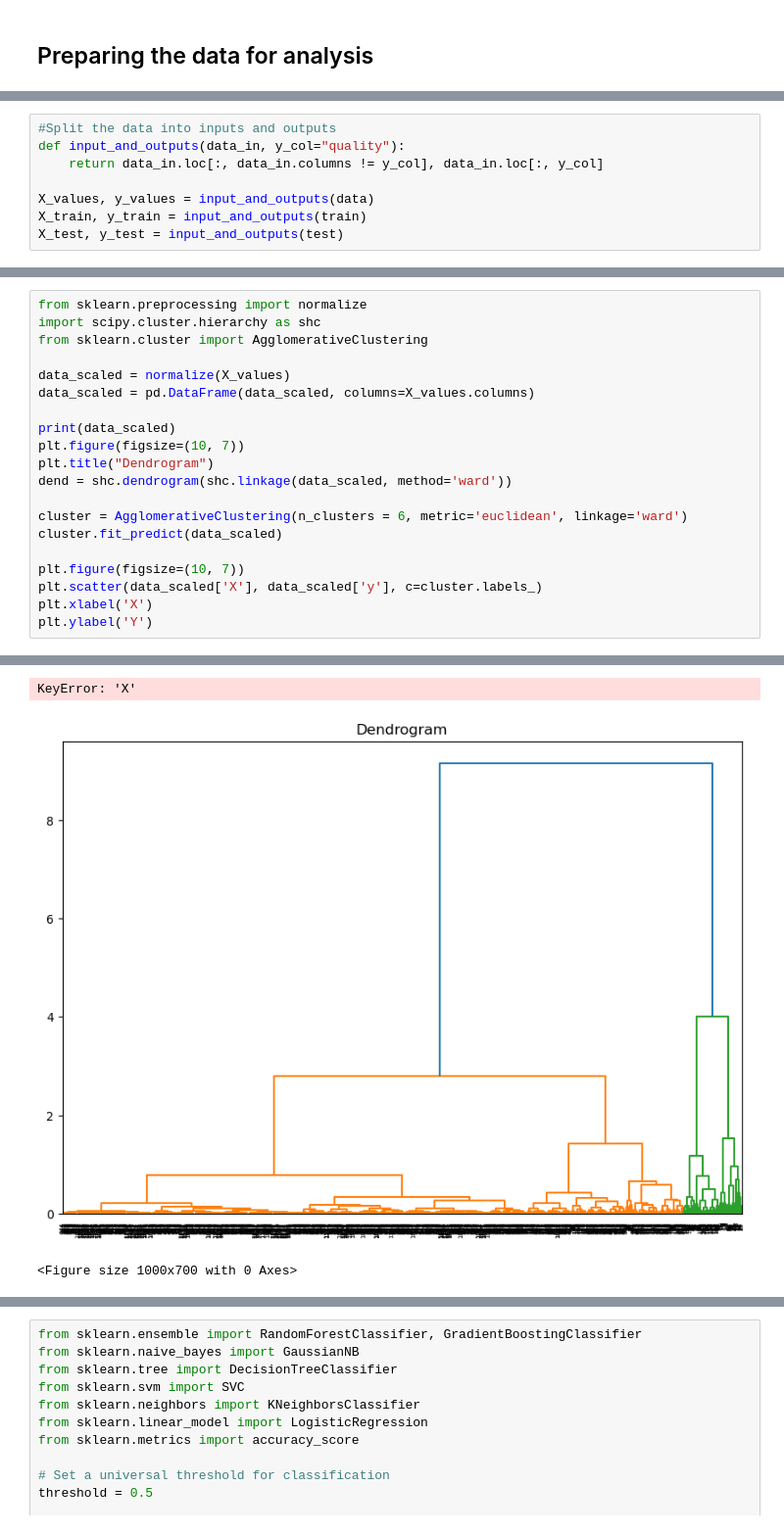
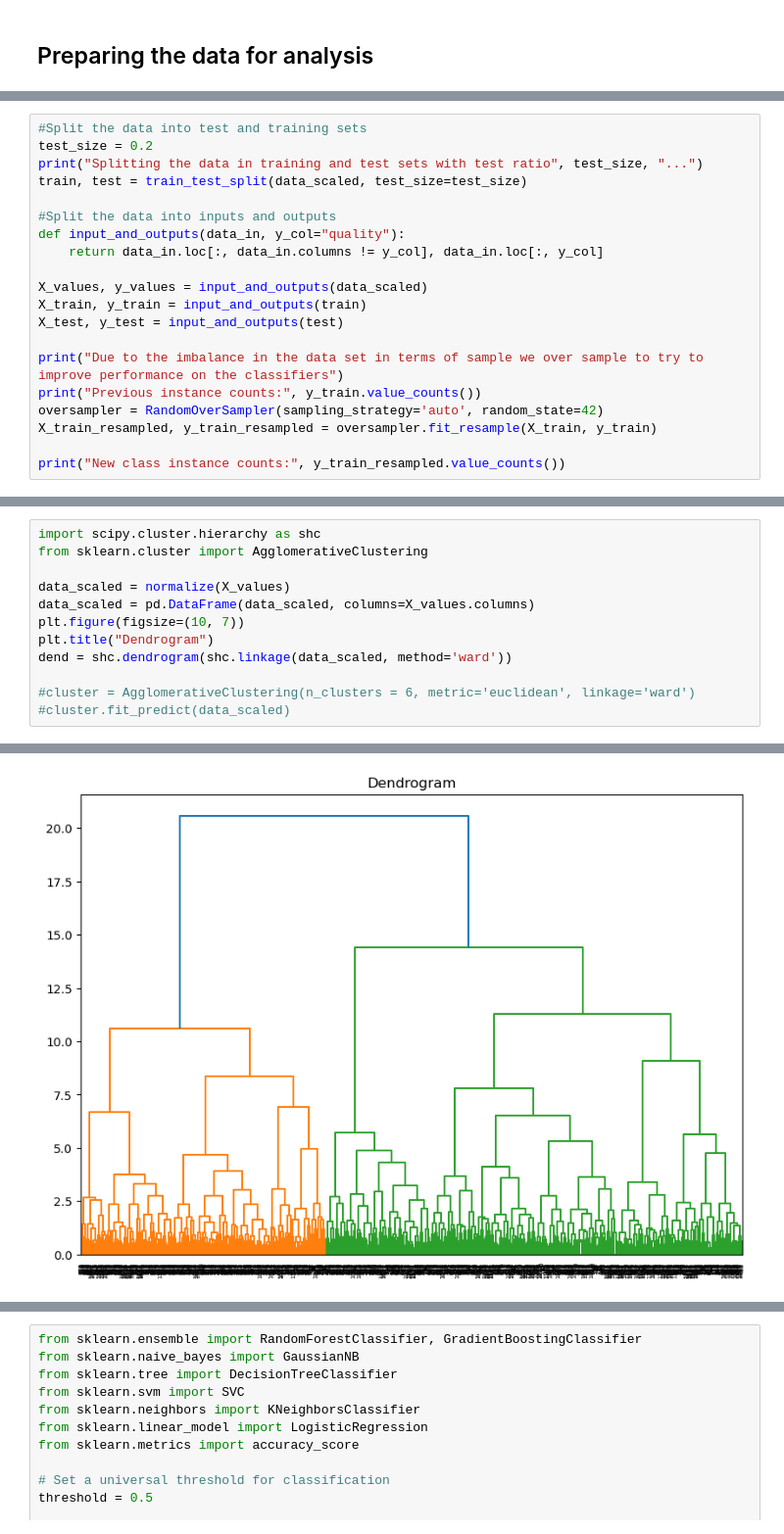
Before and after one commit to lilawr/415-portfolio-project-24, a Jupyter notebook: Wine_Quality_Hyperparameter_Optimization.ipynb, the cells around one changed output, grey strips where cells are left out. Shown: that part at 98% size. Saved outputs shown, nothing was run; the diff lists cells and outputs as text.

```diff
--- a/Wine_Quality_Hyperparameter_Optimization.ipynb
+++ b/Wine_Quality_Hyperparameter_Optimization.ipynb
@@ -117,0 +144,20 @@ Drop the wine Id column
+# %%
+#Split the data into test and training sets
+test_size = 0.2
+print("Splitting the data in training and test sets with test ratio", test_size, "...")
+train, test = train_test_split(data_scaled, test_size=test_size)
+
+#Split the data into inputs and outputs
+def input_and_outputs(data_in, y_col="quality"):
+    return data_in.loc[:, data_in.columns != y_col], data_in.loc[:, y_col]
+
+X_values, y_values = input_and_outputs(data_scaled)
+X_train, y_train = input_and_outputs(train)
+X_test, y_test = input_and_outputs(test)
+
+print("Due to the imbalance in the data set in terms of sample we over sample to try to improve performance on the classifiers")
+print("Previous instance counts:", y_train.value_counts())
+oversampler = RandomOverSampler(sampling_strategy='auto', random_state=42)
+X_train_resampled, y_train_resampled = oversampler.fit_resample(X_train, y_train)
+
+print("New class instance counts:", y_train_resampled.value_counts())
@@ -125,9 +185 @@ train, test = train_test_split(data, test_size=test_size)
-# %%
-#Split the data into inputs and outputs
-def input_and_outputs(data_in, y_col="quality"):
-    return data_in.loc[:, data_in.columns != y_col], data_in.loc[:, y_col]
-
-X_values, y_values = input_and_outputs(data)
-X_train, y_train = input_and_outputs(train)
-X_test, y_test = input_and_outputs(test)
 # %% [markdown]
@@ -135,22 +187,14 @@ X_test, y_test = input_and_outputs(test)
 Using clustering I would like to see if this matches the quality predictions in future
 # %%
-from sklearn.preprocessing import normalize
 import scipy.cluster.hierarchy as shc
 from sklearn.cluster import AgglomerativeClustering
 
 data_scaled = normalize(X_values)
 data_scaled = pd.DataFrame(data_scaled, columns=X_values.columns)
-
-print(data_scaled)
 plt.figure(figsize=(10, 7))
 plt.title("Dendrogram")
 dend = shc.dendrogram(shc.linkage(data_scaled, method='ward'))
 
-cluster = AgglomerativeClustering(n_clusters = 6, metric='euclidean', linkage='ward')
-cluster.fit_predict(data_scaled)
-
-plt.figure(figsize=(10, 7))
-plt.scatter(data_scaled['X'], data_scaled['y'], c=cluster.labels_)
-plt.xlabel('X')
-plt.ylabel('Y')
+#cluster = AgglomerativeClustering(n_clusters = 6, metric='euclidean', linkage='ward')
+#cluster.fit_predict(data_scaled)
 # %% [output]
@@ -174,3 +201 @@ plt.ylabel('Y')
-KeyError: 'X'
-[figure, old version]
+[figure, new version]
-<Figure size 1000x700 with 0 Axes>
```
Also changed, not shown: parts of 28 cells of this notebook.
